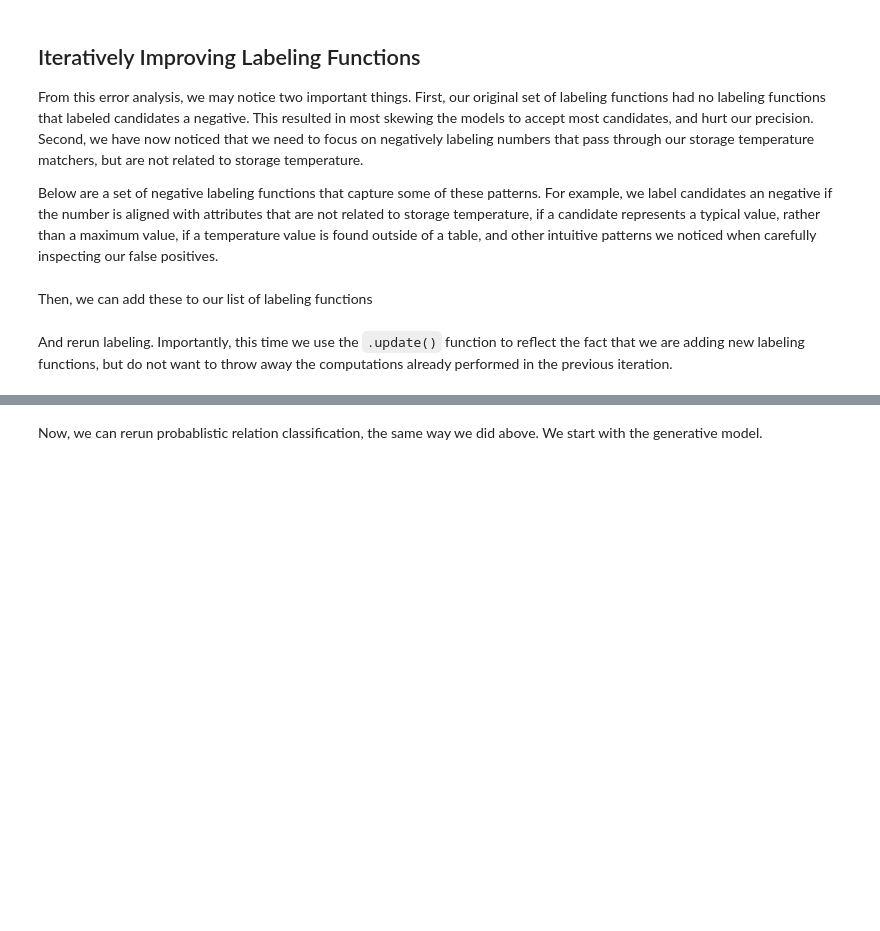
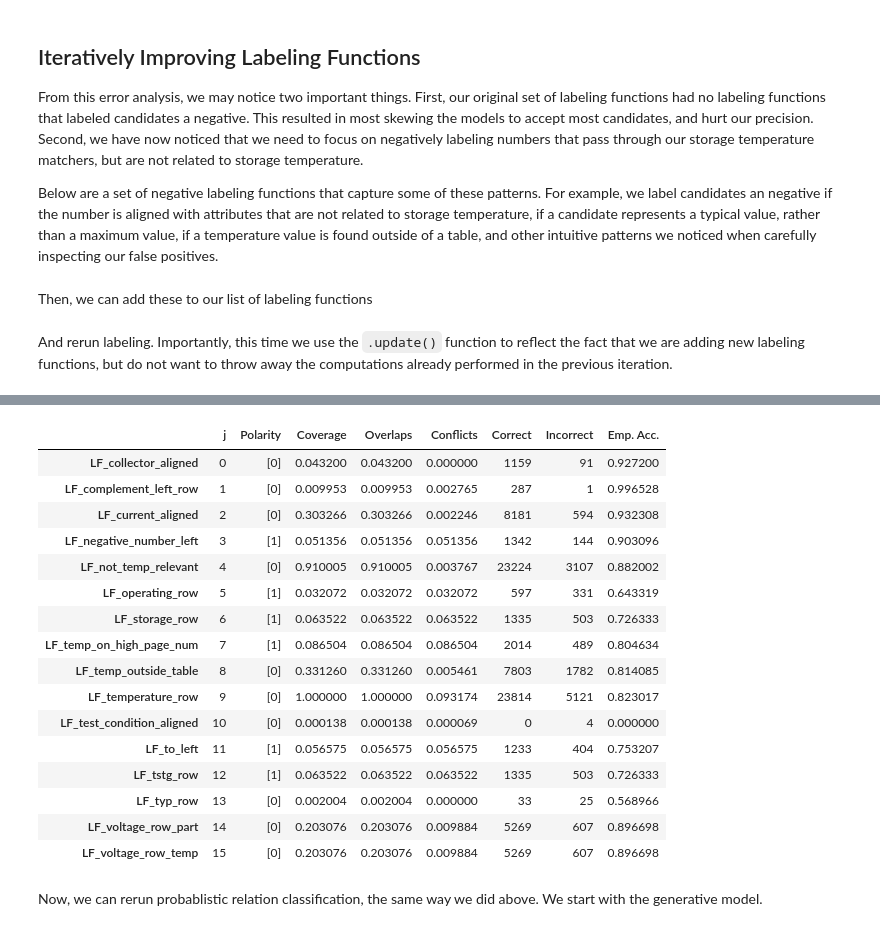
Before and after one commit to HazyResearch/fonduer-tutorials, a Jupyter notebook: hardware/max_storage_temp_tutorial.ipynb, the cells around one changed output, grey strips where cells are left out. Cells and saved outputs as stored; diff of their text form; code cells hidden in the pictures; blank space fills up the shorter version.

```diff
--- a/hardware/max_storage_temp_tutorial.ipynb
+++ b/hardware/max_storage_temp_tutorial.ipynb
@@ -859,7 +949,7 @@ stg_temp_lfs_2 = [
     LF_voltage_row_part,
     LF_typ_row,
     LF_complement_left_row,
-    LF_too_many_numbers_row,
+#     LF_too_many_numbers_row,
     LF_temp_on_high_page_num,
     LF_temp_outside_table,
     LF_not_temp_relevant,
@@ -878,5 +970,23 @@ Wall time: 5min 5s
 # %%
-LFAnalysis(L=L_train[0], lfs=sorted(stg_temp_lfs_2, key=lambda lf: lf.name)).lf_summary(Y=L_gold_train[0].reshape(-1))
+LFAnalysis(L=L_train[0], lfs=sorted(stg_temp_lfs + stg_temp_lfs_2, key=lambda lf: lf.name)).lf_summary(Y=L_gold_train[0].reshape(-1))
+# %% [output]
+|  | j | Polarity | Coverage | Overlaps | Conflicts | Correct | Incorrect | Emp. Acc. |
+| LF_collector_aligned | 0 | [0] | 0.043200 | 0.043200 | 0.000000 | 1159 | 91 | 0.927200 |
+| LF_complement_left_row | 1 | [0] | 0.009953 | 0.009953 | 0.002765 | 287 | 1 | 0.996528 |
+| LF_current_aligned | 2 | [0] | 0.303266 | 0.303266 | 0.002246 | 8181 | 594 | 0.932308 |
+| LF_negative_number_left | 3 | [1] | 0.051356 | 0.051356 | 0.051356 | 1342 | 144 | 0.903096 |
+| LF_not_temp_relevant | 4 | [0] | 0.910005 | 0.910005 | 0.003767 | 23224 | 3107 | 0.882002 |
+| LF_operating_row | 5 | [1] | 0.032072 | 0.032072 | 0.032072 | 597 | 331 | 0.643319 |
+| LF_storage_row | 6 | [1] | 0.063522 | 0.063522 | 0.063522 | 1335 | 503 | 0.726333 |
+| LF_temp_on_high_page_num | 7 | [1] | 0.086504 | 0.086504 | 0.086504 | 2014 | 489 | 0.804634 |
+| LF_temp_outside_table | 8 | [0] | 0.331260 | 0.331260 | 0.005461 | 7803 | 1782 | 0.814085 |
+| LF_temperature_row | 9 | [0] | 1.000000 | 1.000000 | 0.093174 | 23814 | 5121 | 0.823017 |
+| LF_test_condition_aligned | 10 | [0] | 0.000138 | 0.000138 | 0.000069 | 0 | 4 | 0.000000 |
+| LF_to_left | 11 | [1] | 0.056575 | 0.056575 | 0.056575 | 1233 | 404 | 0.753207 |
+| LF_tstg_row | 12 | [1] | 0.063522 | 0.063522 | 0.063522 | 1335 | 503 | 0.726333 |
+| LF_typ_row | 13 | [0] | 0.002004 | 0.002004 | 0.000000 | 33 | 25 | 0.568966 |
+| LF_voltage_row_part | 14 | [0] | 0.203076 | 0.203076 | 0.009884 | 5269 | 607 | 0.896698 |
+| LF_voltage_row_temp | 15 | [0] | 0.203076 | 0.203076 | 0.009884 | 5269 | 607 | 0.896698 |
 # %% [markdown]
 Now, we can rerun probablistic relation classification, the same way we did above. We start with the generative model.
 # %%
```
Also changed, not shown: parts of 32 cells of this notebook.
